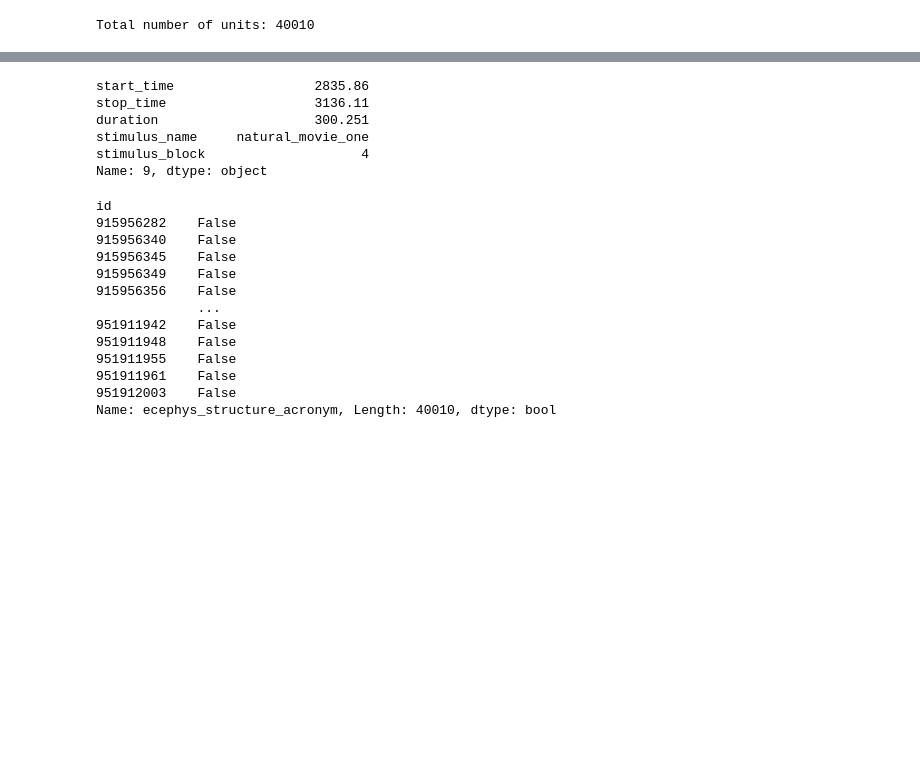
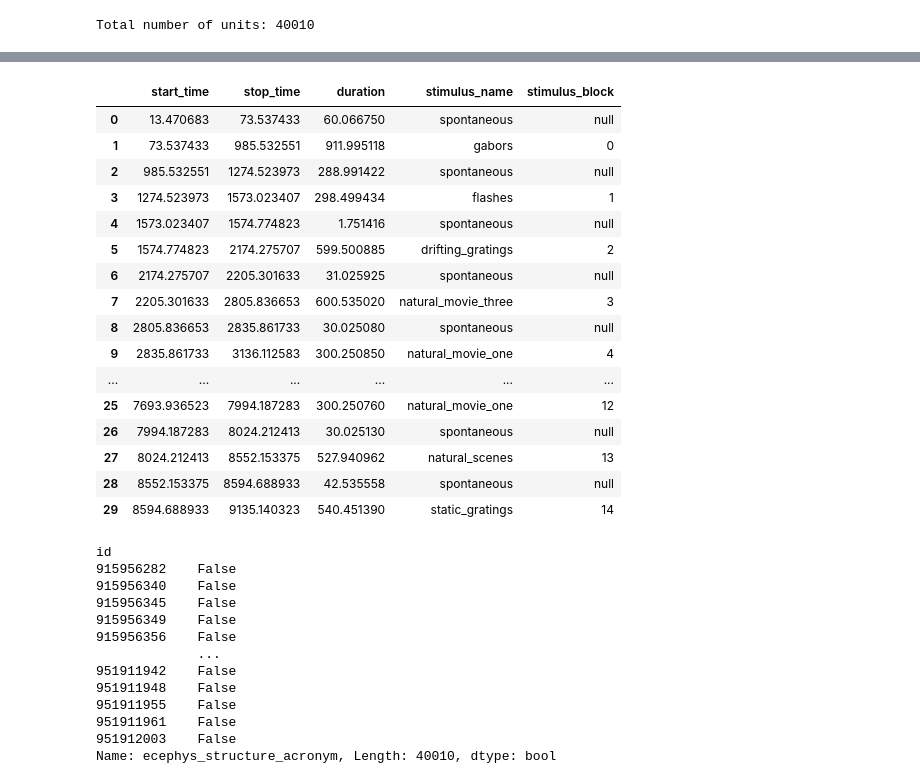
Before and after one commit to AlexTMallen/spectral-spectrum-sparse-analysis, a Jupyter notebook: allenSDK/visual_coding.ipynb, the cells around one changed output, grey strips where cells are left out. Saved outputs shown, nothing was run; the diff lists cells and outputs as text; code cells hidden in the pictures; blank space fills up the shorter version.

```diff
--- a/allenSDK/visual_coding.ipynb
+++ b/allenSDK/visual_coding.ipynb
@@ -184,11 +87,23 @@ WARNING:root:downloading a 2723.916MiB file from http://api.brain-map.org//api/v
 # %%
-stim_idx = 9
-stim = session.get_stimulus_epochs().loc[stim_idx]
-stim
+stim_idx = 5
+stims = session.get_stimulus_epochs()
+stim = stims.loc[stim_idx]
+stims
 # %% [output]
-start_time                  2835.86
-stop_time                   3136.11
-duration                    300.251
-stimulus_name     natural_movie_one
-stimulus_block                    4
-Name: 9, dtype: object
+|  | start_time | stop_time | duration | stimulus_name | stimulus_block |
+| 0 | 13.470683 | 73.537433 | 60.066750 | spontaneous | null |
+| 1 | 73.537433 | 985.532551 | 911.995118 | gabors | 0 |
+| 2 | 985.532551 | 1274.523973 | 288.991422 | spontaneous | null |
+| 3 | 1274.523973 | 1573.023407 | 298.499434 | flashes | 1 |
+| 4 | 1573.023407 | 1574.774823 | 1.751416 | spontaneous | null |
+| 5 | 1574.774823 | 2174.275707 | 599.500885 | drifting_gratings | 2 |
+| 6 | 2174.275707 | 2205.301633 | 31.025925 | spontaneous | null |
+| 7 | 2205.301633 | 2805.836653 | 600.535020 | natural_movie_three | 3 |
+| 8 | 2805.836653 | 2835.861733 | 30.025080 | spontaneous | null |
+| 9 | 2835.861733 | 3136.112583 | 300.250850 | natural_movie_one | 4 |
+| ... | ... | ... | ... | ... | ... |
+| 25 | 7693.936523 | 7994.187283 | 300.250760 | natural_movie_one | 12 |
+| 26 | 7994.187283 | 8024.212413 | 30.025130 | spontaneous | null |
+| 27 | 8024.212413 | 8552.153375 | 527.940962 | natural_scenes | 13 |
+| 28 | 8552.153375 | 8594.688933 | 42.535558 | spontaneous | null |
+| 29 | 8594.688933 | 9135.140323 | 540.451390 | static_gratings | 14 |
```
Also changed, not shown: parts of 52 cells of this notebook.
